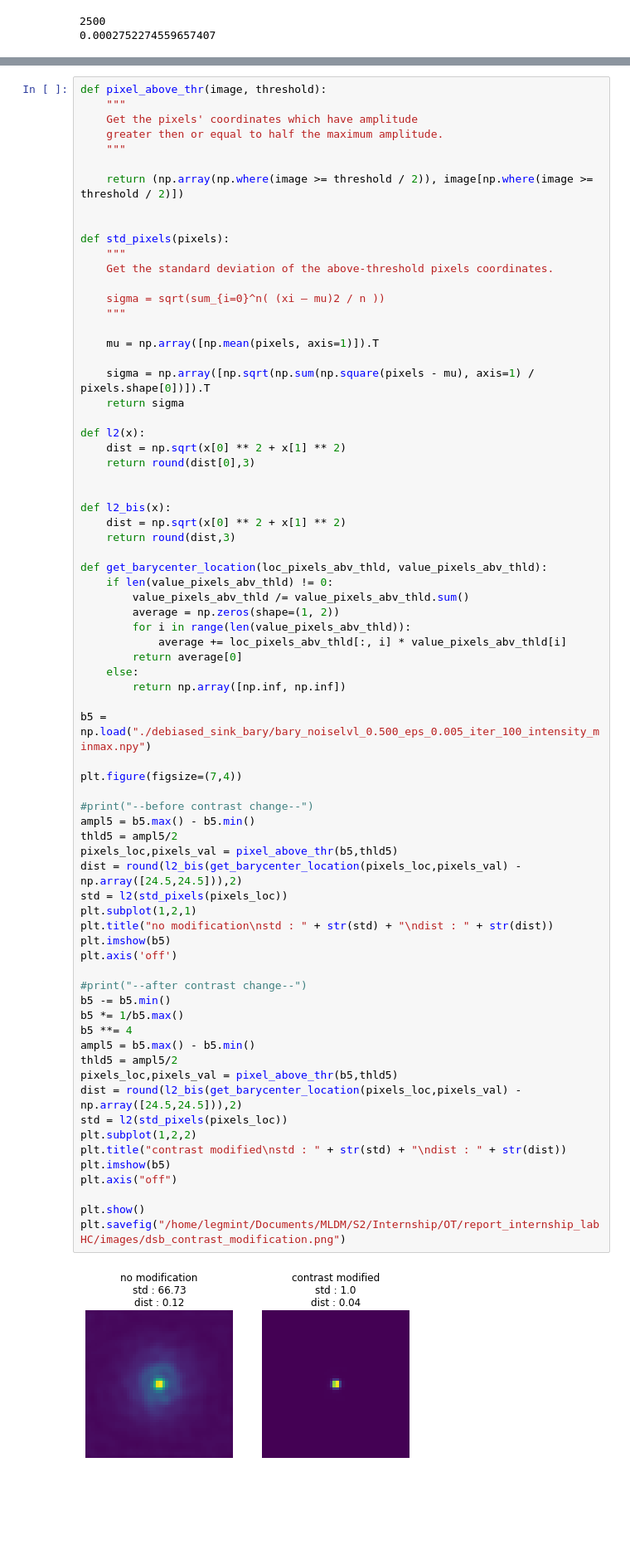
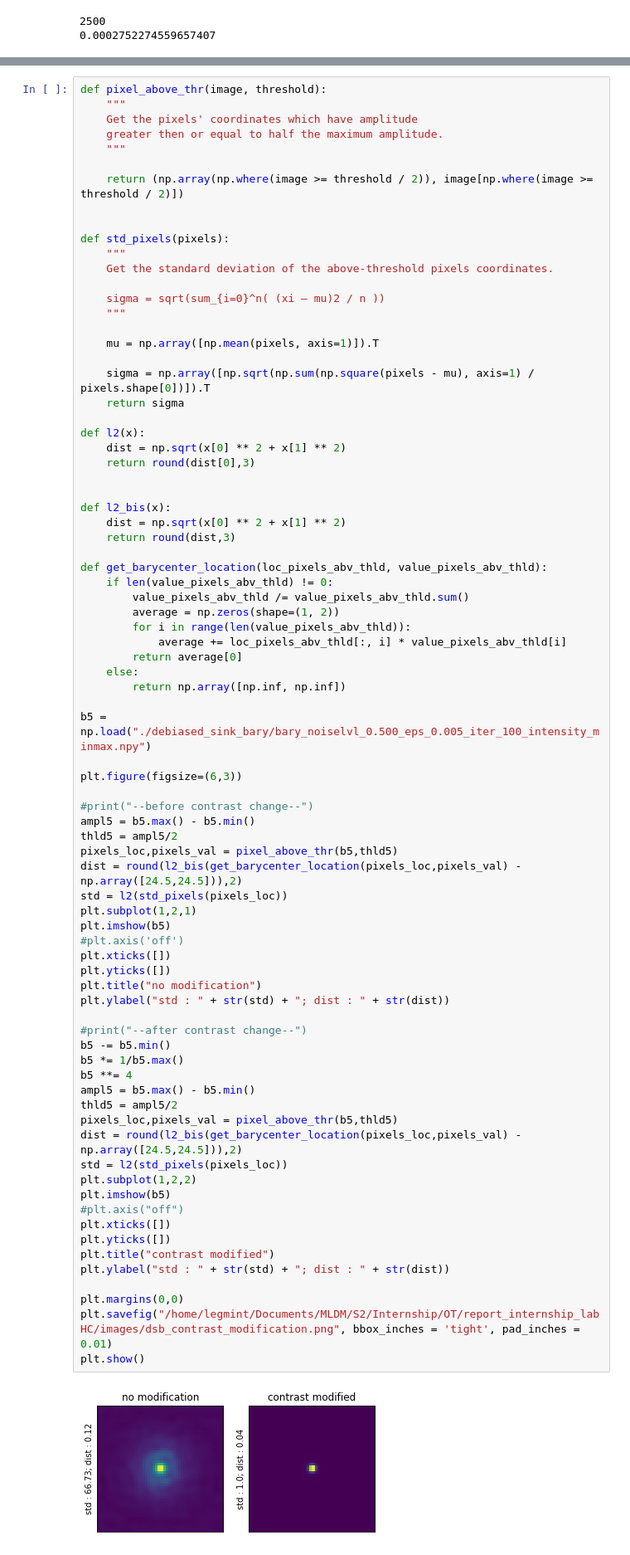
Before and after one commit to RichardSrn/Optimal_Transport, a Jupyter notebook: deliverable_clean/Visualize.ipynb, the cells around one changed output, grey strips where cells are left out. Shown: that part at 83% size. Drawn from its saved outputs; the diff is of its cells as text; blank space fills up the shorter version.

```diff
--- a/deliverable_clean/Visualize.ipynb
+++ b/deliverable_clean/Visualize.ipynb
@@ -102,37 +102,44 @@ def get_barycenter_location(loc_pixels_abv_thld, value_pixels_abv_thld):
         return average[0]
     else:
         return np.array([np.inf, np.inf])
 
 b5 = np.load("./debiased_sink_bary/bary_noiselvl_0.500_eps_0.005_iter_100_intensity_minmax.npy")
 
-plt.figure(figsize=(7,4))
+plt.figure(figsize=(6,3))
 
 #print("--before contrast change--")
 ampl5 = b5.max() - b5.min()
 thld5 = ampl5/2
 pixels_loc,pixels_val = pixel_above_thr(b5,thld5)
 dist = round(l2_bis(get_barycenter_location(pixels_loc,pixels_val) - np.array([24.5,24.5])),2)
 std = l2(std_pixels(pixels_loc))
 plt.subplot(1,2,1)
-plt.title("no modification\nstd : " + str(std) + "\ndist : " + str(dist))
 plt.imshow(b5)
-plt.axis('off')
+#plt.axis('off')
+plt.xticks([])
+plt.yticks([])
+plt.title("no modification")
+plt.ylabel("std : " + str(std) + "; dist : " + str(dist))
 
 #print("--after contrast change--")
 b5 -= b5.min()
 b5 *= 1/b5.max()
 b5 **= 4
 ampl5 = b5.max() - b5.min()
 thld5 = ampl5/2
 pixels_loc,pixels_val = pixel_above_thr(b5,thld5)
 dist = round(l2_bis(get_barycenter_location(pixels_loc,pixels_val) - np.array([24.5,24.5])),2)
 std = l2(std_pixels(pixels_loc))
 plt.subplot(1,2,2)
-plt.title("contrast modified\nstd : " + str(std) + "\ndist : " + str(dist))
 plt.imshow(b5)
-plt.axis("off")
+#plt.axis("off")
+plt.xticks([])
+plt.yticks([])
+plt.title("contrast modified")
+plt.ylabel("std : " + str(std) + "; dist : " + str(dist))
 
+plt.margins(0,0)
+plt.savefig("/home/legmint/Documents/MLDM/S2/Internship/OT/report_internship_labHC/images/dsb_contrast_modification.png", bbox_inches = 'tight', pad_inches = 0.01)
 plt.show()
-plt.savefig("/home/legmint/Documents/MLDM/S2/Internship/OT/report_internship_labHC/images/dsb_contrast_modification.png")
 # %% [output]
-[figure, old version]
+[figure, new version]
```
Also changed, not shown: parts of 2 cells of this notebook, 15 other files.
